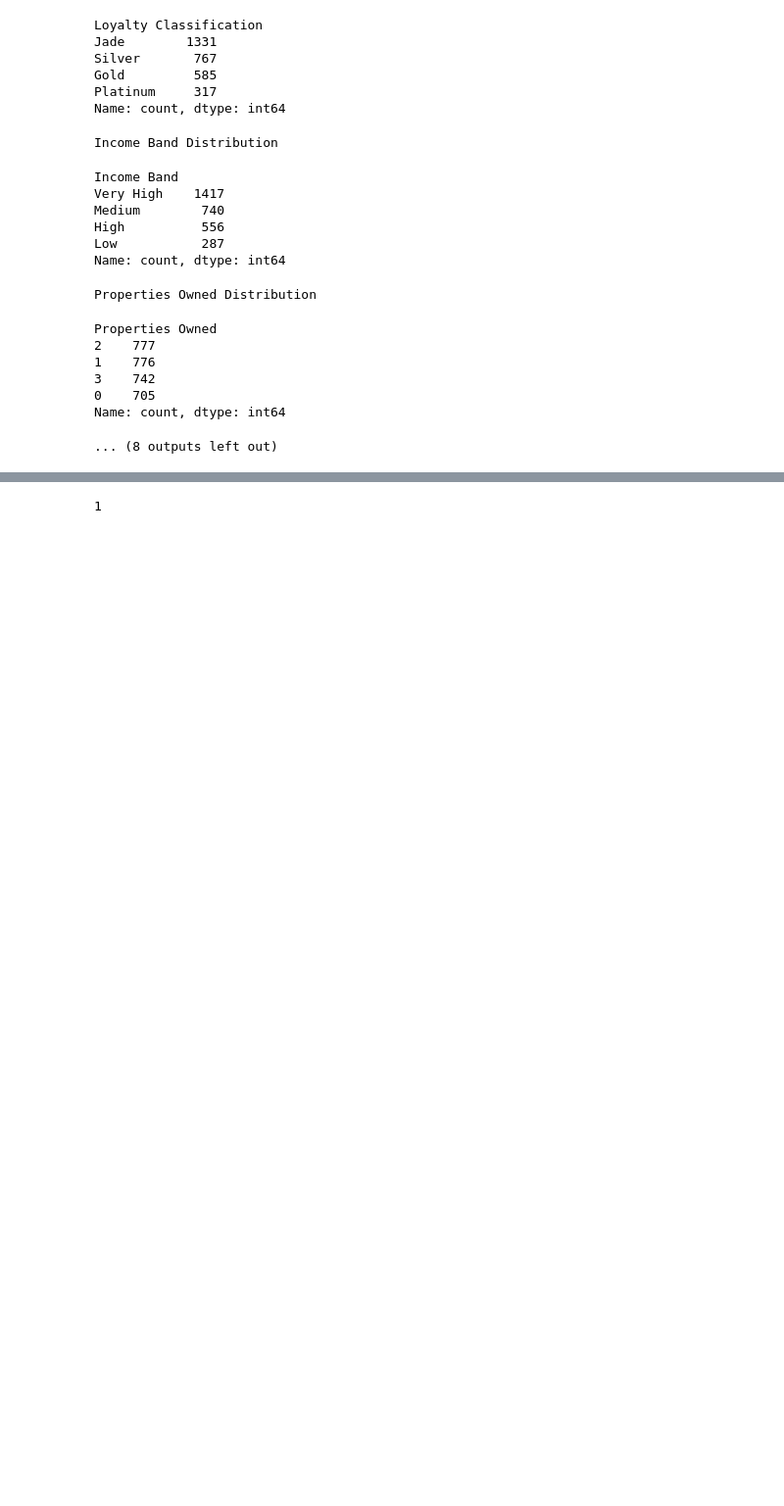
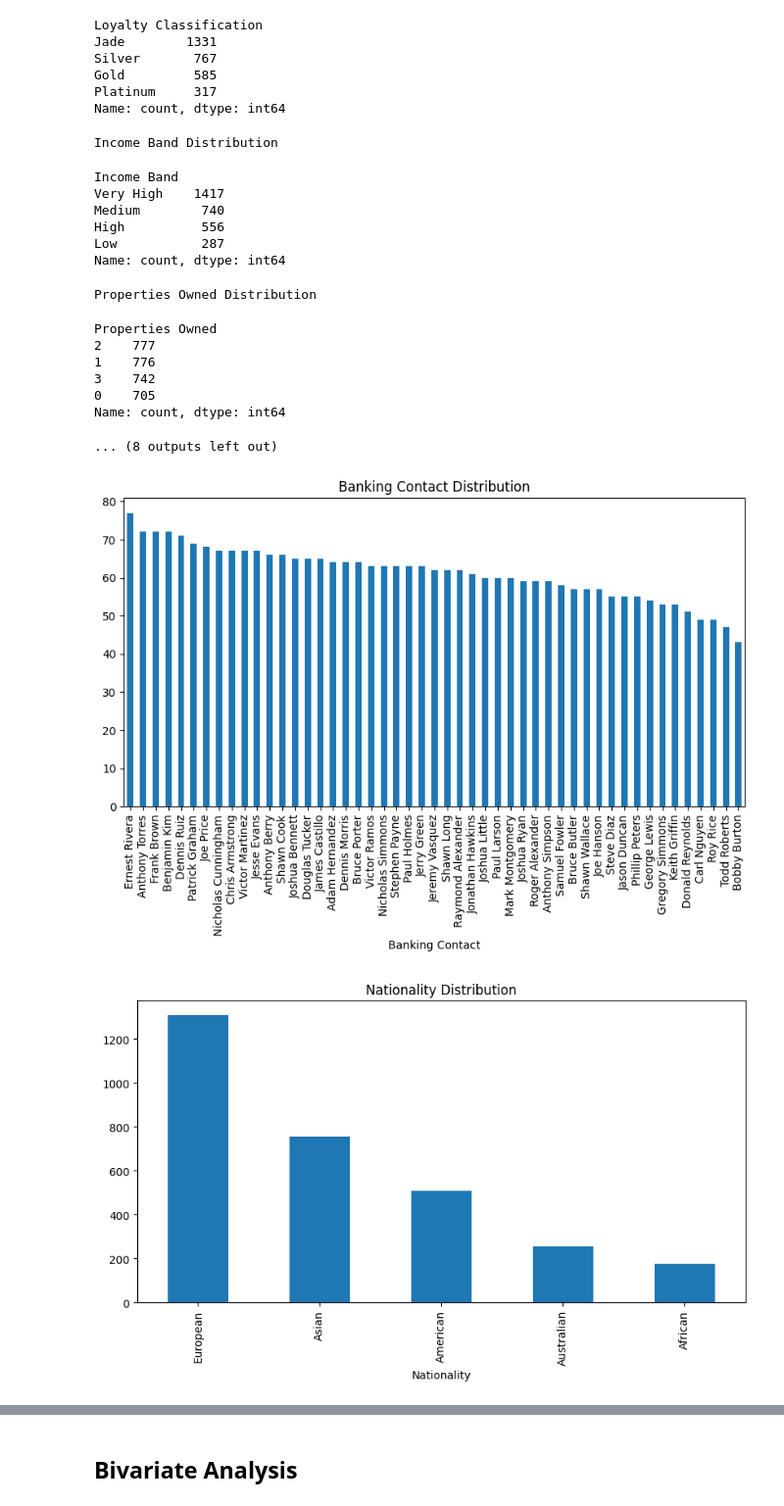
Before and after one commit to ishumann/Bank-Risk-Analysis, a Jupyter notebook: EDA.ipynb, the cells around one changed output, grey strips where cells are left out. Shown at 98% size. Saved outputs shown, nothing was run; the diff lists cells and outputs as text; code cells hidden in the pictures; blank space fills up the shorter version.

```diff
--- a/EDA.ipynb
+++ b/EDA.ipynb
@@ -237,6 +235,9 @@ Properties Owned
 Name: count, dtype: int64
 ... (8 outputs left out)
 # %%
-# for col in cat_cols:
-#     plt.figure(figsize=(10, 5))
-#     df[col].value_counts().plot(kind="bar", title=f"{col} Distribution")
+for col in cat_cols:
+    plt.figure(figsize=(10, 5))
+    df[col].value_counts().plot(kind="bar", title=f"{col} Distribution")
+# %% [output]
+[figure, added]
+[figure, added]
@@ -246,5 +256,2 @@ import array
-# %%
-a = array.array("i", [1, 2, 3])
-print(a[-3])
-# %% [output]
-1
+# %% [markdown]
+## Bivariate Analysis
```
Also changed, not shown: parts of 15 cells of this notebook.
